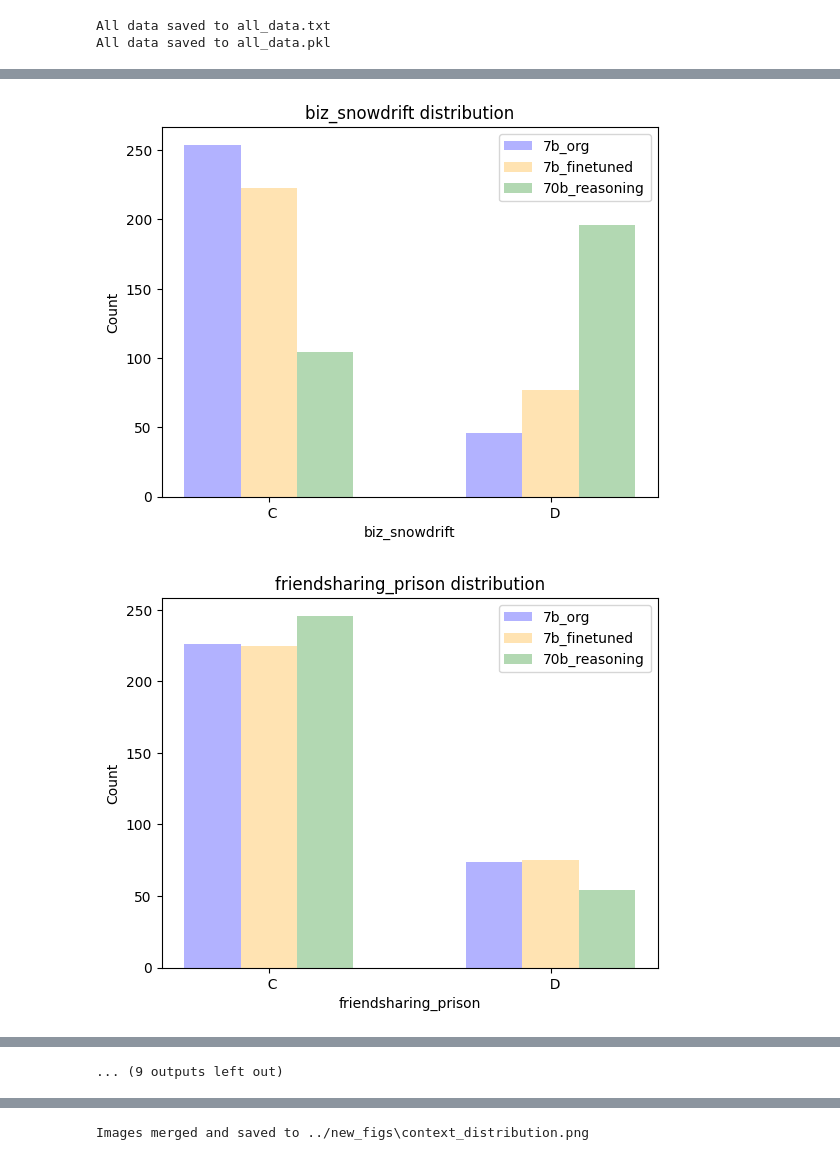
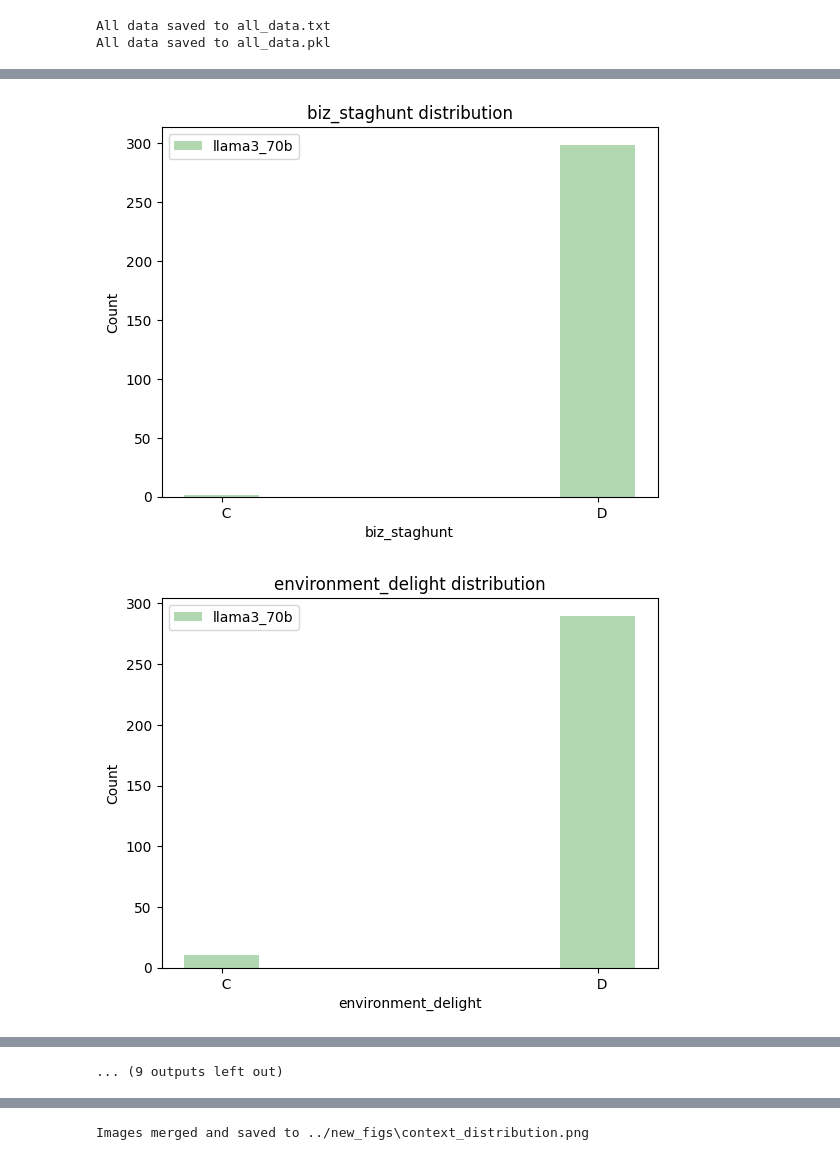
Before and after one commit to sepehrilami/LFB, a Jupyter notebook: notebooks/result_analysis.ipynb, the cells around one changed output, grey strips where cells are left out. Drawn from its saved outputs; the diff is of its cells as text; code cells hidden in the pictures.

Commit message:
Added llama3-70b results

```diff
--- a/notebooks/result_analysis.ipynb
+++ b/notebooks/result_analysis.ipynb
@@ -10,9 +10,9 @@ from PIL import Image
 
 # Sample data dictionary (replace this with your actual data)
 
-llm = '7b_org'
+llm = 'llama3_70b'
 
-data = pickle.load(open(os.path.join("../results/", llm+"_results.txt"), "rb" ))
+data = pickle.load(open(os.path.join("../results_llama3/", llm+"_results.txt"), "rb" ))
 
 # data type
 print(type(data))
@@ -74,13 +92,14 @@ def read_distribution(file_path):
 # print(distribution)
 
 all_data = {}
-llms = ['7b_org', '7b_finetuned', '70b_reasoning']
+# llms = ['7b_org', '7b_finetuned', '70b_reasoning']
+llms = ['llama3_70b']
 for llm in llms:
-    distribution = read_distribution(os.path.join("../results/", llm+"_distribution.txt"))
+    distribution = read_distribution(os.path.join("../results_llama3/", llm+"_distribution.txt"))
     all_data[llm] = distribution
 
 # save the all_data dictionary to a .txt file
-with open(os.path.join("../results", "all_data_reasoning.txt"), "w") as f:
+with open(os.path.join("../results_llama3", "all_data_reasoning.txt"), "w") as f:
     f.write(str(all_data))
 
 print('All data saved to all_data.txt')
@@ -104,7 +123,7 @@ def compare_distribution_for_each_game(all_data, game):
         x = [pos + bar_width * index for pos in range(len(valid_keys))]
         bar_positions.append(x)
         # color = 'b' if llm == '7b_org' else 'orange' if llm == '7b_finetuned' else 'red'
-        color = 'blue' if llm == '7b_org' else 'orange' if llm == '7b_finetuned' else 'green'
+        color = 'blue' if llm == 'llama3_8b' else 'orange' if llm == '7b_finetuned' else 'green'
         plt.bar(x, all_data[llm][game].values(), width=bar_width, alpha=0.3, label=llm, color=color)
 
     # Adjust xticks to the middle of the grouped bars
@@ -156,2 +175,2 @@ team_snowdrift
-[figure, old version]
+[figure, new version]
-[figure, old version]
+[figure, new version]
```
Also changed, not shown: parts of 8 cells of this notebook, 7 other files.
